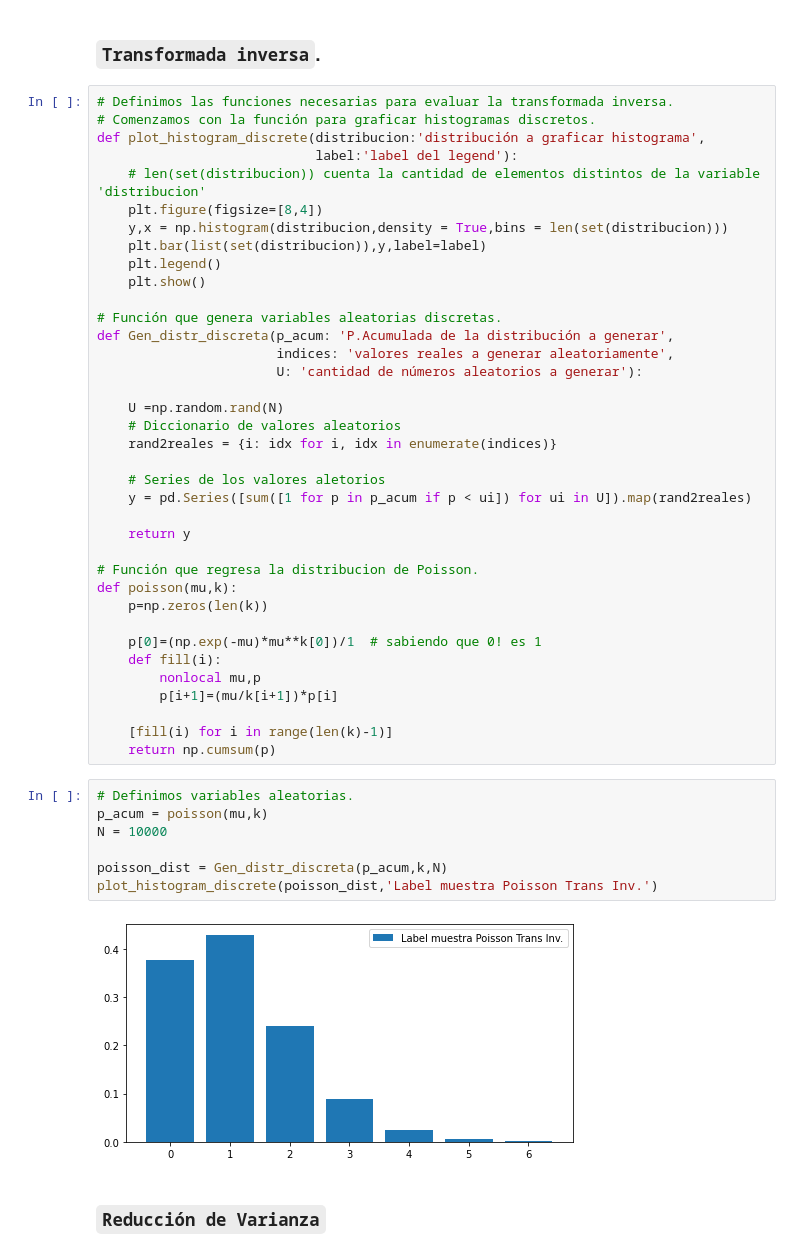
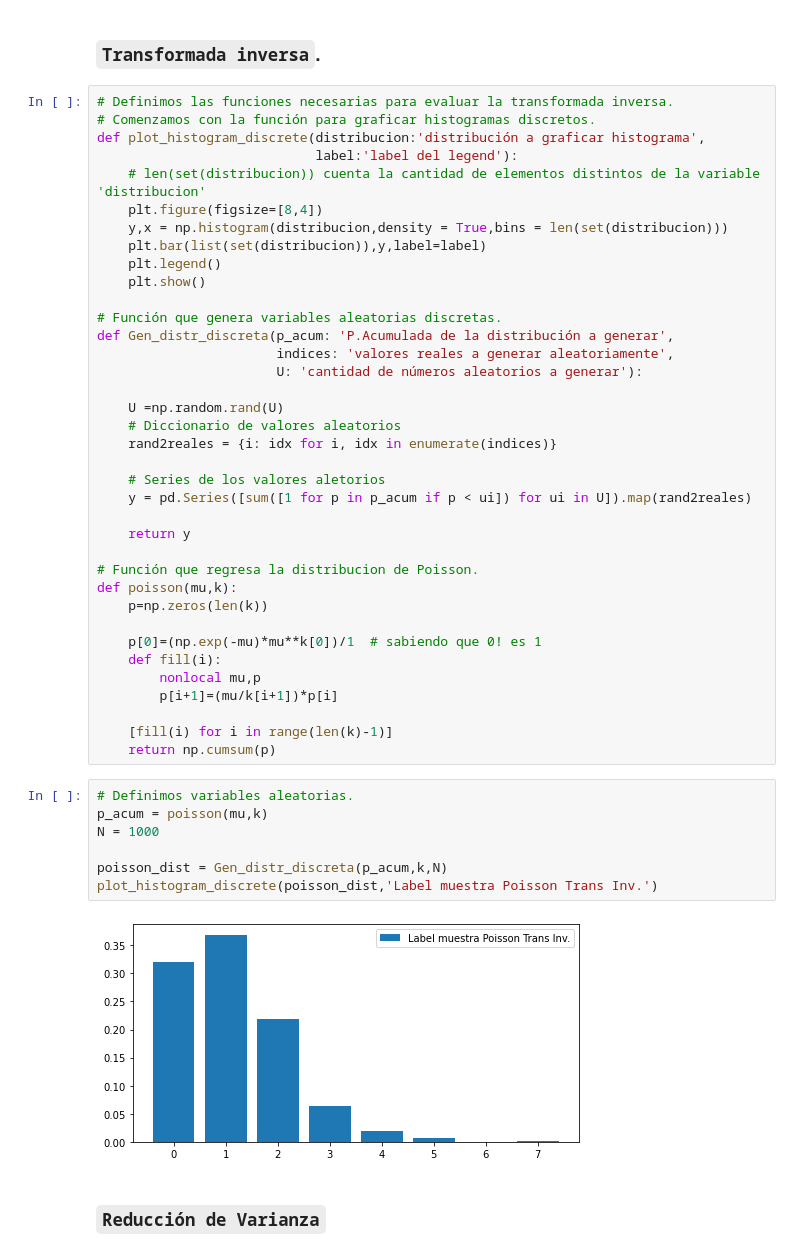
Before and after one commit to JuanPablo2019/Proyecto_modulo1, a Jupyter notebook: ProyectoModulo1_MaganaJ_PinedaB.ipynb, the cells around one changed output. Drawn from its saved outputs; the diff is of its cells as text.

```diff
--- a/ProyectoModulo1_MaganaJ_PinedaB.ipynb
+++ b/ProyectoModulo1_MaganaJ_PinedaB.ipynb
@@ -613,7 +613,7 @@ def Gen_distr_discreta(p_acum: 'P.Acumulada de la distribución a generar',
                        indices: 'valores reales a generar aleatoriamente',
                        U: 'cantidad de números aleatorios a generar'):
 
-    U =np.random.rand(N)
+    U =np.random.rand(U)
     # Diccionario de valores aleatorios
     rand2reales = {i: idx for i, idx in enumerate(indices)}
 
@@ -636,12 +636,12 @@ def poisson(mu,k):
 # %%
 # Definimos variables aleatorias.
 p_acum = poisson(mu,k)
-N = 10000
+N = 1000
 
 poisson_dist = Gen_distr_discreta(p_acum,k,N)
 plot_histogram_discrete(poisson_dist,'Label muestra Poisson Trans Inv.')
 # %% [output]
-[figure, old version]
+[figure, new version]
 # %% [markdown]
 ### `Reducción de Varianza`
 # %% [markdown]
```
Also changed, not shown: parts of 23 cells of this notebook.
